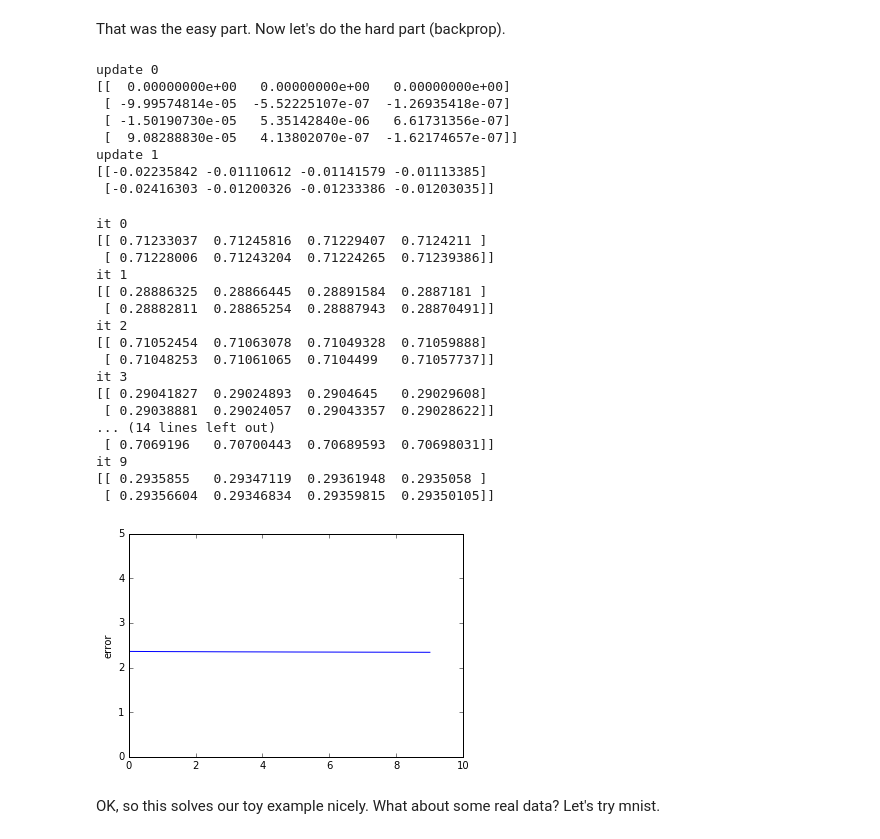
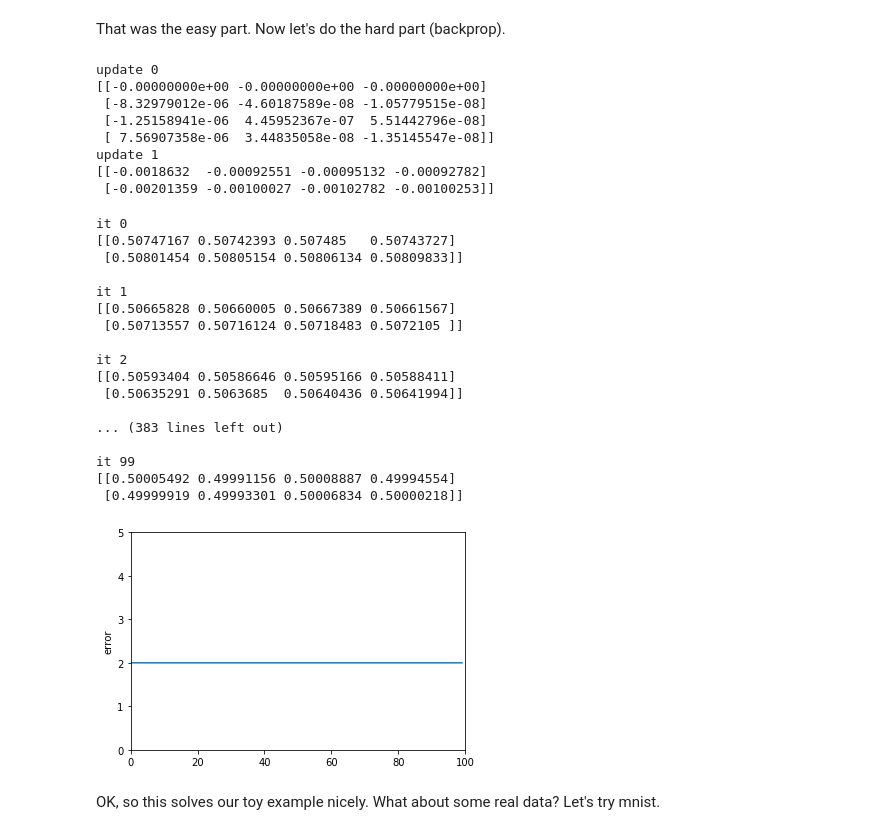
Before and after one commit to anthonypub/yantk, a Jupyter notebook: examples/NN_Jupyter.ipynb, the cells around one changed output. Cells and saved outputs as stored; diff of their text form; code cells hidden in the pictures.

```diff
--- a/examples/NN_Jupyter.ipynb
+++ b/examples/NN_Jupyter.ipynb
@@ -98,6 +98,11 @@ def recderiv_scalar(x):
 
 def recderiv(x):
     return np.vectorize(recderiv_scalar)(x)
+
+#The derivative of the cost function with respect to the output,
+# dE / dO
+def CostDeriv(gold, predicted):
+    return -(gold - predicted)
 
 
 def nlderiv(x, nl):
@@ -120,8 +125,11 @@ def backprop(X, A, Y, W, nl, rate):
     nlgrad = np.ones((1))
     out_idx = len(A) - 1
     gradients = []
+    #derivative of output w.r.t. net (z)
     nlgrad = nlderiv(A[out_idx], nl)
-    delta_k = nlgrad * (np.transpose(Y) - A[out_idx])
+    #derivative of error w.r.t. output
+    dedo = CostDeriv(np.transpose(Y), A[out_idx])
+    delta_k = nlgrad * dedo
     gradients = [delta_k]
     delta_prev = delta_k
     for i in range(out_idx - 1, -1, -1):
@@ -142,66 +150,66 @@ def backprop(X, A, Y, W, nl, rate):
         else:
             upcurr = gradients[i].dot(X)
 
-        upcurr = upcurr * rate
+        upcurr = upcurr * -rate
         updates = updates + [upcurr]
     return updates
 
-up = backprop(X, activations, Y, WEIGHTS, 'sigmoid', 3.0)
+up = backprop(X, activations, Y, WEIGHTS, 'sigmoid', .25)
 for i in range(0, len(up)):
     print("update " + str(i))
     print(up[i])
 # %% [output]
 update 0
-[[  0.00000000e+00   0.00000000e+00   0.00000000e+00]
- [ -9.99574814e-05  -5.52225107e-07  -1.26935418e-07]
- [ -1.50190730e-05   5.35142840e-06   6.61731356e-07]
- [  9.08288830e-05   4.13802070e-07  -1.62174657e-07]]
+[[-0.00000000e+00 -0.00000000e+00 -0.00000000e+00]
+ [-8.32979012e-06 -4.60187589e-08 -1.05779515e-08]
+ [-1.25158941e-06  4.45952367e-07  5.51442796e-08]
+ [ 7.56907358e-06  3.44835058e-08 -1.35145547e-08]]
 update 1
-[[-0.02235842 -0.01110612 -0.01141579 -0.01113385]
- [-0.02416303 -0.01200326 -0.01233386 -0.01203035]]
+[[-0.0018632  -0.00092551 -0.00095132 -0.00092782]
+ [-0.00201359 -0.00100027 -0.00102782 -0.00100253]]
 # %%
 %matplotlib inline
 import matplotlib.pyplot as plt
-iterations = 10
+iterations = 100
 errors = []
 for i in range(0, iterations):
     act = forward(X, WEIGHTS, 'sigmoid')
     if i % 1 == 0:
         print ("it " + str(i))
         print(act[-1])
     err = compute_error(act, np.transpose(Y))
     #print ("err at iter " + str(i) + ": " + str(err))
     errors = errors + [err]
-    updates = backprop(X, act, Y, WEIGHTS, 'sigmoid', 10)
+    updates = backprop(X, act, Y, WEIGHTS, 'sigmoid', .25)
     print
     for j in range(0, len(WEIGHTS)):
         WEIGHTS[j] = WEIGHTS[j] + updates[j]
 
 #print ("errors: " + str(errors))
 plt.plot(errors)
 
 plt.axis([0, len(errors), 0, 5])
 plt.ylabel('error')
 plt.show()
 # %% [output]
 it 0
-[[ 0.71233037  0.71245816  0.71229407  0.7124211 ]
- [ 0.71228006  0.71243204  0.71224265  0.71239386]]
+[[0.50747167 0.50742393 0.507485   0.50743727]
+ [0.50801454 0.50805154 0.50806134 0.50809833]]
+
 it 1
-[[ 0.28886325  0.28866445  0.28891584  0.2887181 ]
- [ 0.28882811  0.28865254  0.28887943  0.28870491]]
+[[0.50665828 0.50660005 0.50667389 0.50661567]
+ [0.50713557 0.50716124 0.50718483 0.5072105 ]]
+
 it 2
-[[ 0.71052454  0.71063078  0.71049328  0.71059888]
- [ 0.71048253  0.71061065  0.7104499   0.71057737]]
-it 3
-[[ 0.29041827  0.29024893  0.2904645   0.29029608]
- [ 0.29038881  0.29024057  0.29043357  0.29028622]]
-... (14 lines left out)
- [ 0.7069196   0.70700443  0.70689593  0.70698031]]
-it 9
-[[ 0.2935855   0.29347119  0.29361948  0.2935058 ]
- [ 0.29356604  0.29346834  0.29359815  0.29350105]]
+[[0.50593404 0.50586646 0.50595166 0.50588411]
+ [0.50635291 0.5063685  0.50640436 0.50641994]]
+
+... (383 lines left out)
+
+it 99
+[[0.50005492 0.49991156 0.50008887 0.49994554]
+ [0.49999919 0.49993301 0.50006834 0.50000218]]
-[figure, old version]
+[figure, new version]
 # %% [markdown]
 OK, so this solves our toy example nicely. What about some real data? Let's try mnist.
 # %%
```
Also changed, not shown: parts of 1 cell of this notebook, 2 other files.
